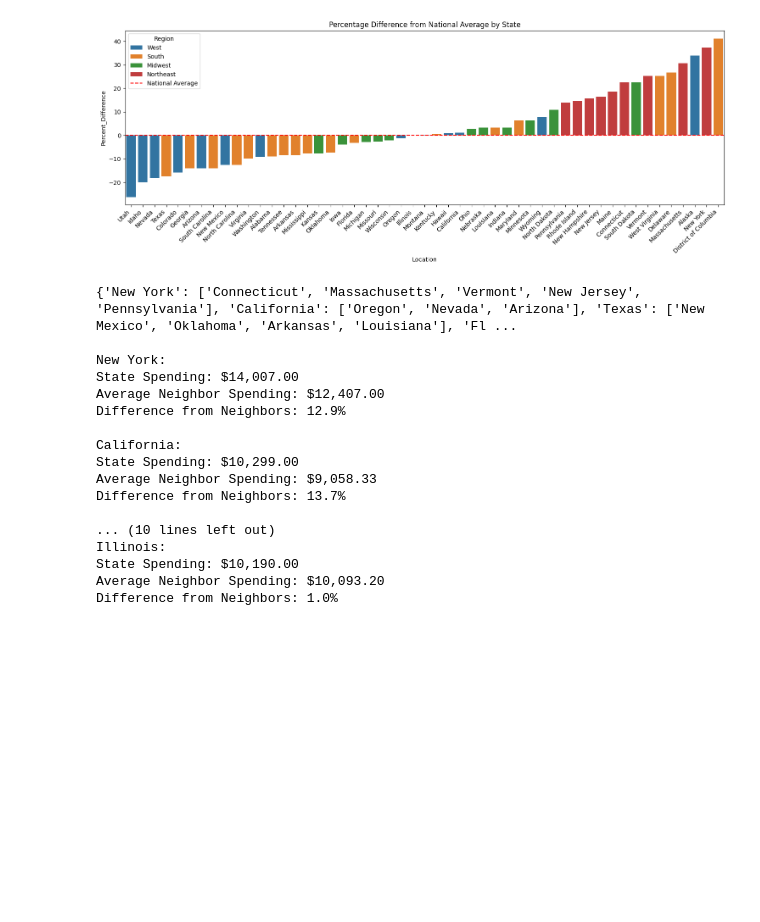
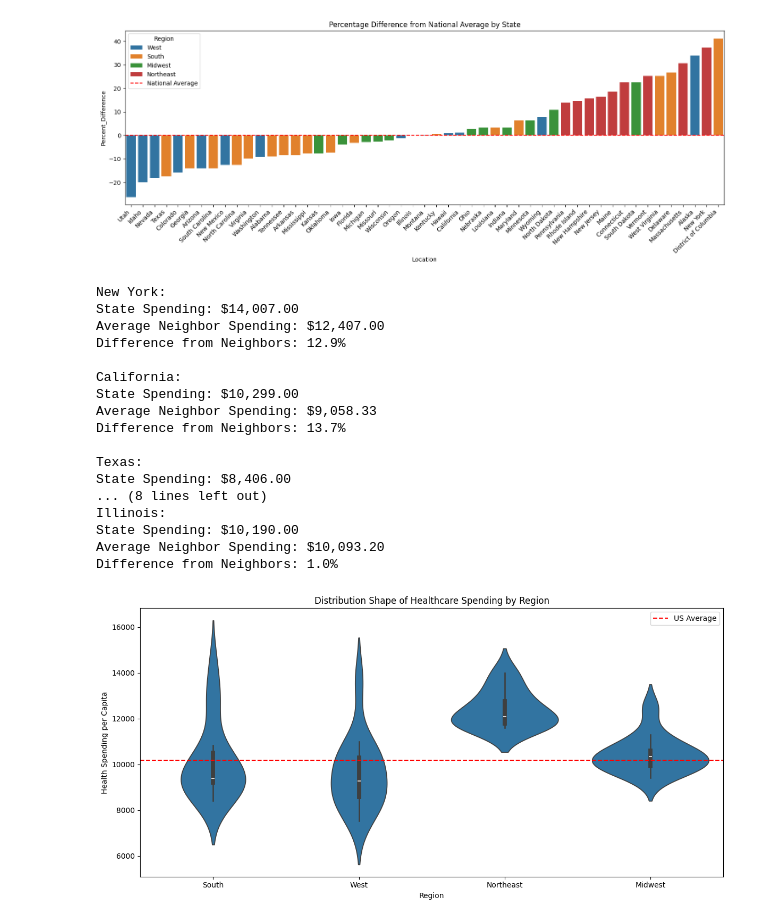
Before and after one commit to tunderscoreyler9/us-healthcare-cost-analysis, a Jupyter notebook: notebooks/02_exploratory_analysis.ipynb, the cells around one changed output. Saved outputs shown, nothing was run; the diff lists cells and outputs as text; code cells hidden in the pictures; blank space fills up the shorter version.

Commit message:
Added more analyses to the exploratory analysis notebook. They are not finished, still need some work

```diff
--- a/notebooks/02_exploratory_analysis.ipynb
+++ b/notebooks/02_exploratory_analysis.ipynb
@@ -318,7 +318,6 @@ state_neighbors = {
     'Florida': ['Georgia', 'Alabama'],
     'Illinois': ['Wisconsin', 'Indiana', 'Kentucky', 'Missouri', 'Iowa']
 }
-print(state_neighbors)
 
 # Calculate differences
 for state, neighbors in state_neighbors.items():
@@ -330,8 +329,6 @@ for state, neighbors in state_neighbors.items():
     print(f"Average Neighbor Spending: ${neighbor_spending:,.2f}")
     print(f"Difference from Neighbors: {diff_from_neighbors}%")
 # %% [output]
-{'New York': ['Connecticut', 'Massachusetts', 'Vermont', 'New Jersey', 'Pennsylvania'], 'California': ['Oregon', 'Nevada', 'Arizona'], 'Texas': ['New Mexico', 'Oklahoma', 'Arkansas', 'Louisiana'], 'Fl ...
-
 New York:
 State Spending: $14,007.00
 Average Neighbor Spending: $12,407.00
@@ -342,8 +339,22 @@ State Spending: $10,299.00
 Average Neighbor Spending: $9,058.33
 Difference from Neighbors: 13.7%
 
-... (10 lines left out)
+Texas:
+State Spending: $8,406.00
+... (8 lines left out)
 Illinois:
 State Spending: $10,190.00
 Average Neighbor Spending: $10,093.20
 Difference from Neighbors: 1.0%
+# %%
+# Distribution Shape Analysis (Violin Plot)
+plt.figure(figsize=(12, 6))
+sns.violinplot(data=state_data, x='Region', y='Health Spending per Capita')
+plt.axhline(y=us_average, color='r', linestyle='--', label='US Average')
+plt.title('Distribution Shape of Healthcare Spending by Region')
+plt.xticks(rotation=0)
+plt.legend()
+plt.tight_layout()
+plt.show()
+# %% [output]
+[figure, added]
```
Also changed, not shown: parts of 1 cell of this notebook.
